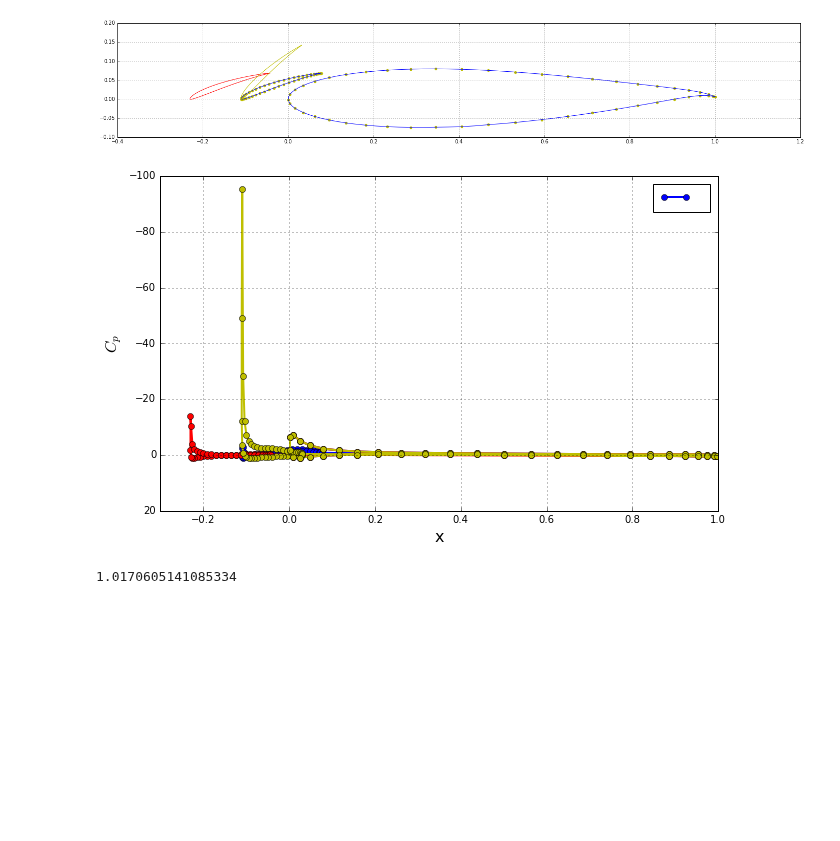
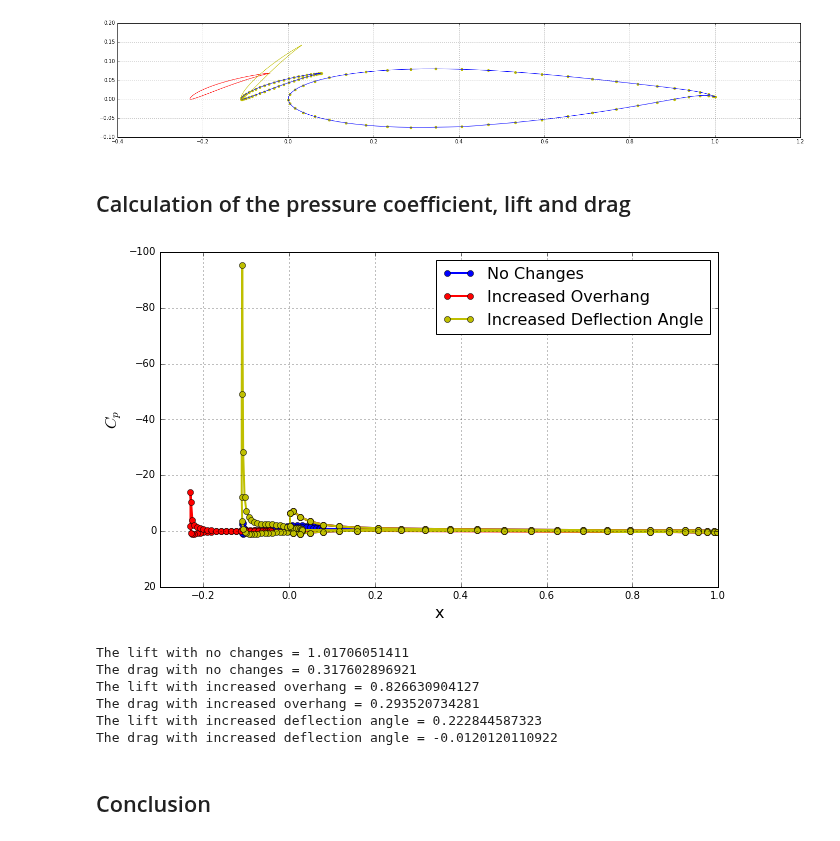
Before and after one commit to barbagroup/AeroPython-studentprojects2017, a Jupyter notebook: jiangtianliu/Jiangtian's_finalproject.ipynb, the cells around one changed output. Saved outputs shown, nothing was run; the diff lists cells and outputs as text; code cells hidden in the pictures; blank space fills up the shorter version.

Commit message:
finshed conclusion

```diff
--- a/jiangtianliu/Jiangtian's_finalproject.ipynb
+++ b/jiangtianliu/Jiangtian's_finalproject.ipynb
@@ -206,6 +206,8 @@ pyplot.scatter([panel.xa for panel in panels_main], [panel.ya for panel in panel
 pyplot.scatter([panel.xa for panel in panels_slat], [panel.ya for panel in panels_slat], color='y');
 # %% [output]
 [figure]
+# %% [markdown]
+## Calculation of the pressure coefficient, lift and drag
 # %%
 #Set the freestream
 u_inf,alpha=1,-5*math.pi/180
@@ -259,14 +261,14 @@ compute_pressure_coefficient(panels2, freestream)
 # %%
 pyplot.figure(figsize=(10, 6))
 pyplot.grid(True)
 pyplot.xlabel('x', fontsize=16)
 pyplot.ylabel('$C_p$', fontsize=16)
 pyplot.plot([panel.xc for panel in panels], [panel.cp for panel in panels],color='b', linestyle='-', linewidth=2, marker='o', markersize=6)
 pyplot.plot([panel.xc for panel in panels1], [panel.cp for panel in panels1],color='r', linestyle='-', linewidth=2, marker='o', markersize=6)
 pyplot.plot([panel.xc for panel in panels2], [panel.cp for panel in panels2],color='y', linestyle='-', linewidth=2, marker='o', markersize=6)
 pyplot.title('', fontsize=16)
-pyplot.legend([''], loc='best', prop={'size':16})
+pyplot.legend(['No Changes', 'Increased Overhang','Increased Deflection Angle'], loc='best', prop={'size':16})
 pyplot.xlim(-0.3, 1)
 pyplot.gca().invert_yaxis();
 # %% [output]
-[figure, old version]
+[figure, new version]
@@ -278,4 +274,0 @@ for panel in panels:
-# %%
-Lift_1
-# %% [output]
-1.0170605141085334
@@ -281,0 +288,16 @@ Lift_1
+# %%
+print('The lift with no changes =', Lift)
+print('The drag with no changes =', Drag)
+print('The lift with increased overhang =', Lift1)
+print('The drag with increased overhang =', Drag1)
+print('The lift with increased deflection angle =', Lift2)
+print('The drag with increased deflection angle =', Drag2)
+# %% [output]
+The lift with no changes = 1.01706051411
+The drag with no changes = 0.317602896921
+The lift with increased overhang = 0.826630904127
+The drag with increased overhang = 0.293520734281
+The lift with increased deflection angle = 0.222844587323
+The drag with increased deflection angle = -0.0120120110922
+# %% [markdown]
+## Conclusion
```
Also changed, not shown: parts of 6 cells of this notebook.
